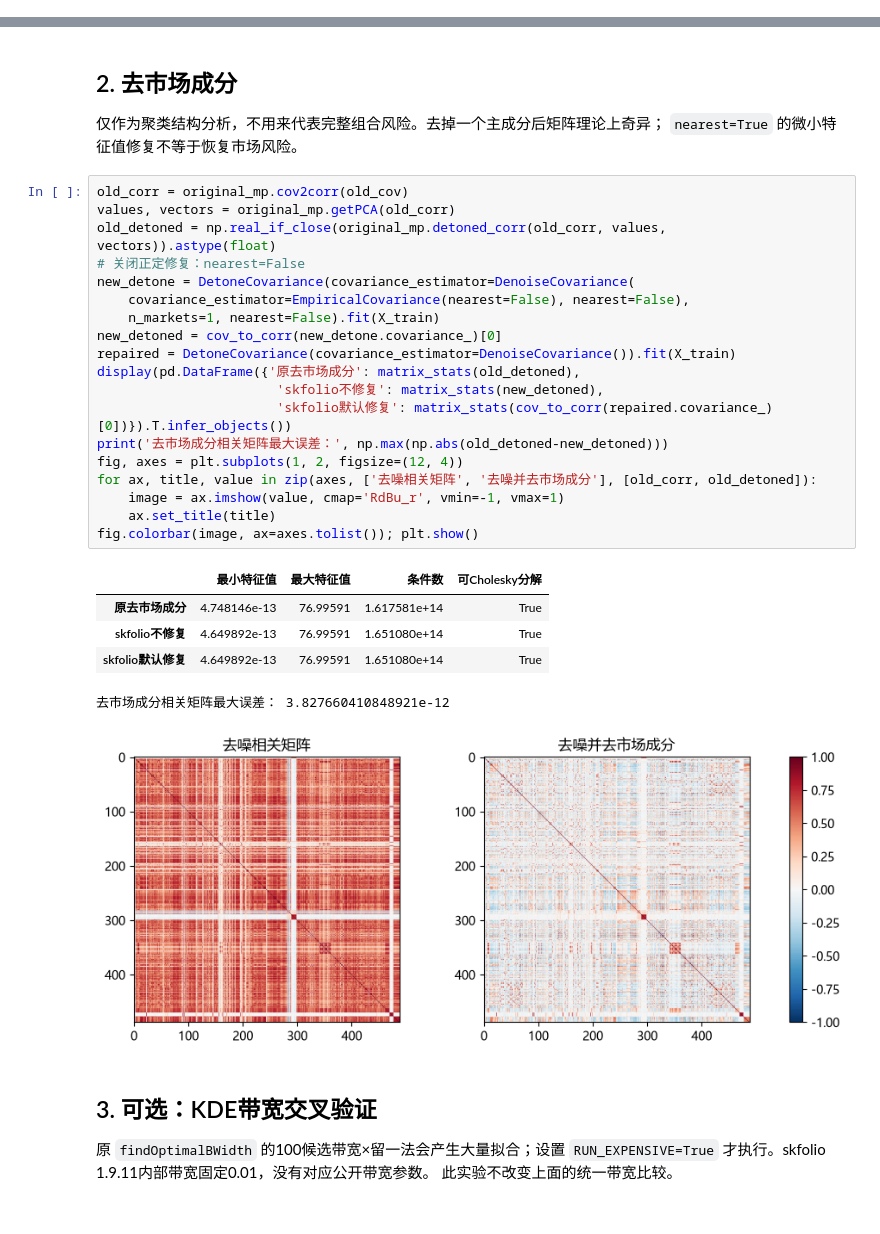
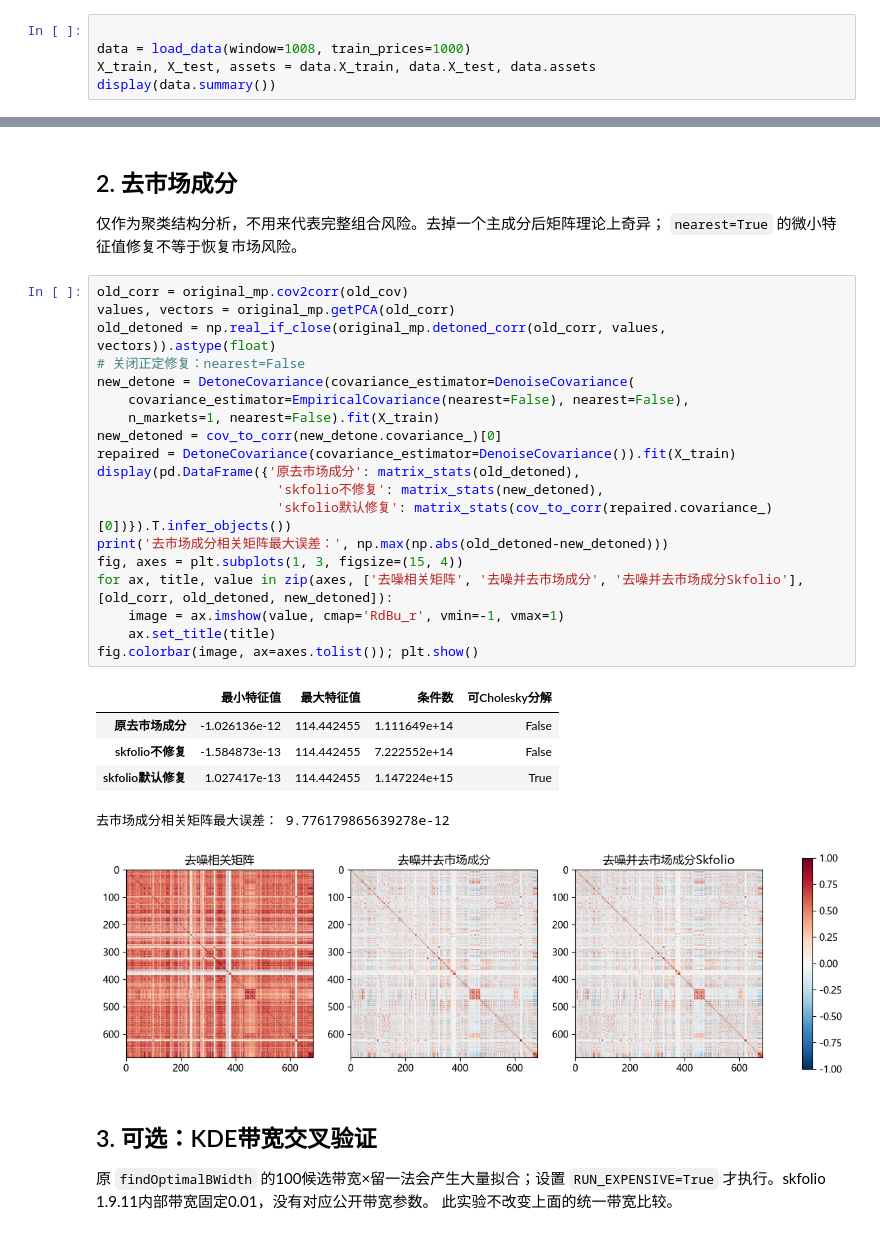
Before and after one commit to wang-jinghui/ML4AM, a Jupyter notebook: ch2_denoising_and_detoning.ipynb, the cells around one changed output, grey strips where cells are left out. Saved outputs shown, nothing was run; the diff lists cells and outputs as text.

```diff
--- a/ch2_denoising_and_detoning.ipynb
+++ b/ch2_denoising_and_detoning.ipynb
@@ -37,0 +23,5 @@ Name: 数据概览, dtype: object
+# %%
+
+data = load_data(window=1008, train_prices=1000)
+X_train, X_test, assets = data.X_train, data.X_test, data.assets
+display(data.summary())
@@ -120,29 +126,29 @@ found errPDFs0.99999
 # %%
 old_corr = original_mp.cov2corr(old_cov)
 values, vectors = original_mp.getPCA(old_corr)
 old_detoned = np.real_if_close(original_mp.detoned_corr(old_corr, values, vectors)).astype(float)
 # 关闭正定修复：nearest=False
 new_detone = DetoneCovariance(covariance_estimator=DenoiseCovariance(
     covariance_estimator=EmpiricalCovariance(nearest=False), nearest=False),
     n_markets=1, nearest=False).fit(X_train)
 new_detoned = cov_to_corr(new_detone.covariance_)[0]
 repaired = DetoneCovariance(covariance_estimator=DenoiseCovariance()).fit(X_train)
 display(pd.DataFrame({'原去市场成分': matrix_stats(old_detoned),
                        'skfolio不修复': matrix_stats(new_detoned),
                        'skfolio默认修复': matrix_stats(cov_to_corr(repaired.covariance_)[0])}).T.infer_objects())
 print('去市场成分相关矩阵最大误差：', np.max(np.abs(old_detoned-new_detoned)))
-fig, axes = plt.subplots(1, 2, figsize=(12, 4))
-for ax, title, value in zip(axes, ['去噪相关矩阵', '去噪并去市场成分'], [old_corr, old_detoned]):
+fig, axes = plt.subplots(1, 3, figsize=(15, 4))
+for ax, title, value in zip(axes, ['去噪相关矩阵', '去噪并去市场成分', '去噪并去市场成分Skfolio'], [old_corr, old_detoned, new_detoned]):
     image = ax.imshow(value, cmap='RdBu_r', vmin=-1, vmax=1)
     ax.set_title(title)
 fig.colorbar(image, ax=axes.tolist()); plt.show()
 # %% [output]
 |  | 最小特征值 | 最大特征值 | 条件数 | 可Cholesky分解 |
-| 原去市场成分 | 4.748146e-13 | 76.99591 | 1.617581e+14 | True |
-| skfolio不修复 | 4.649892e-13 | 76.99591 | 1.651080e+14 | True |
-| skfolio默认修复 | 4.649892e-13 | 76.99591 | 1.651080e+14 | True |
+| 原去市场成分 | -1.026136e-12 | 114.442455 | 1.111649e+14 | False |
+| skfolio不修复 | -1.584873e-13 | 114.442455 | 7.222552e+14 | False |
+| skfolio默认修复 | 1.027417e-13 | 114.442455 | 1.147224e+15 | True |
-去市场成分相关矩阵最大误差： 3.827660410848921e-12
+去市场成分相关矩阵最大误差： 9.776179865639278e-12
-[figure, old version]
+[figure, new version]
 # %% [markdown]
 ## 3. 可选：KDE带宽交叉验证
 原 `findOptimalBWidth` 的100候选带宽×留一法会产生大量拟合；设置 `RUN_EXPENSIVE=True`
```
Also changed, not shown: parts of 5 cells of this notebook.
